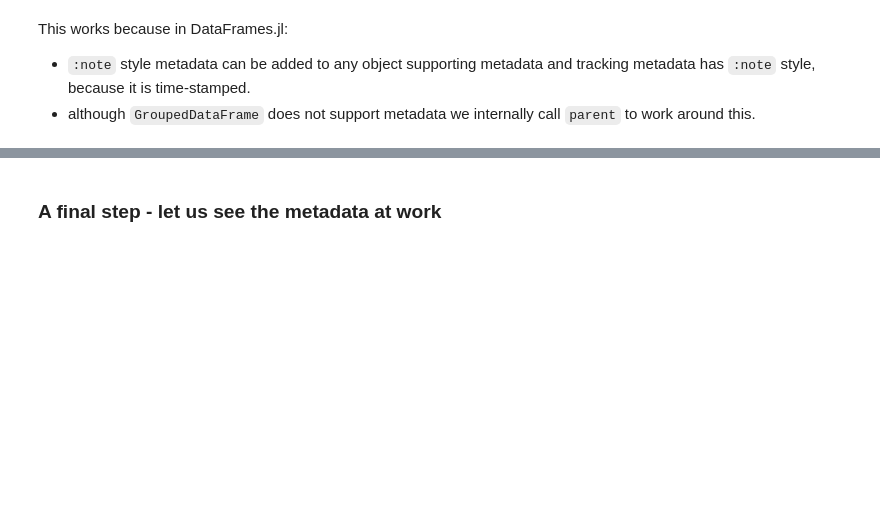
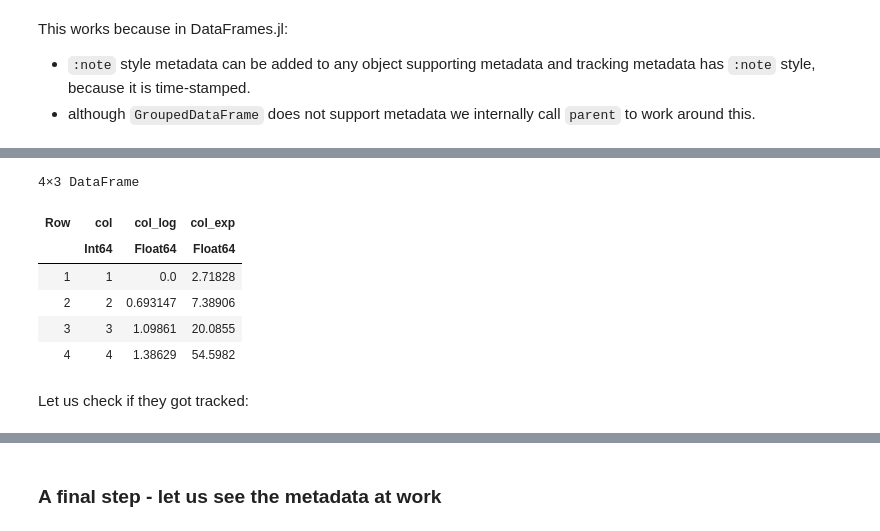
Before and after one commit to JuliaData/TableMetadataTools.jl, a Jupyter notebook: docs/demo.ipynb, the cells around one changed output, grey strips where cells are left out. Cells and saved outputs as stored; diff of their text form; code cells hidden in the pictures; blank space fills up the shorter version.

```diff
--- a/docs/demo.ipynb
+++ b/docs/demo.ipynb
@@ -362,0 +395,12 @@ This works because in DataFrames.jl:
+# %%
+@track transform!(df, :col => ByRow(exp))
+# %% [output]
+4×3 DataFrame
+| Row | col | col_log | col_exp |
+|  | Int64 | Float64 | Float64 |
+| 1 | 1 | 0.0 | 2.71828 |
+| 2 | 2 | 0.693147 | 7.38906 |
+| 3 | 3 | 1.09861 | 20.0855 |
+| 4 | 4 | 1.38629 | 54.5982 |
+# %% [markdown]
+Let us check if they got tracked:
```
Also changed, not shown: parts of 7 cells of this notebook, 2 other files.
